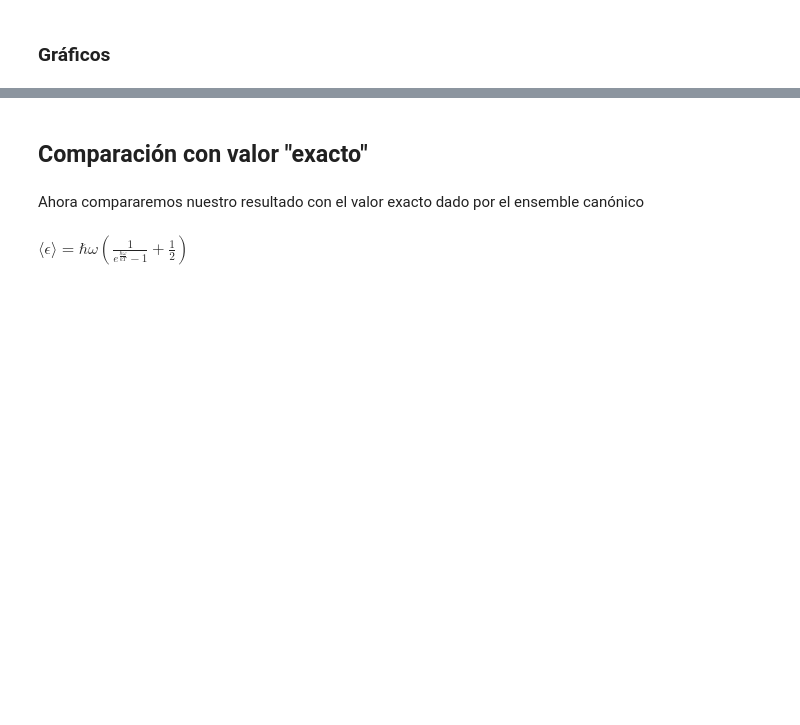
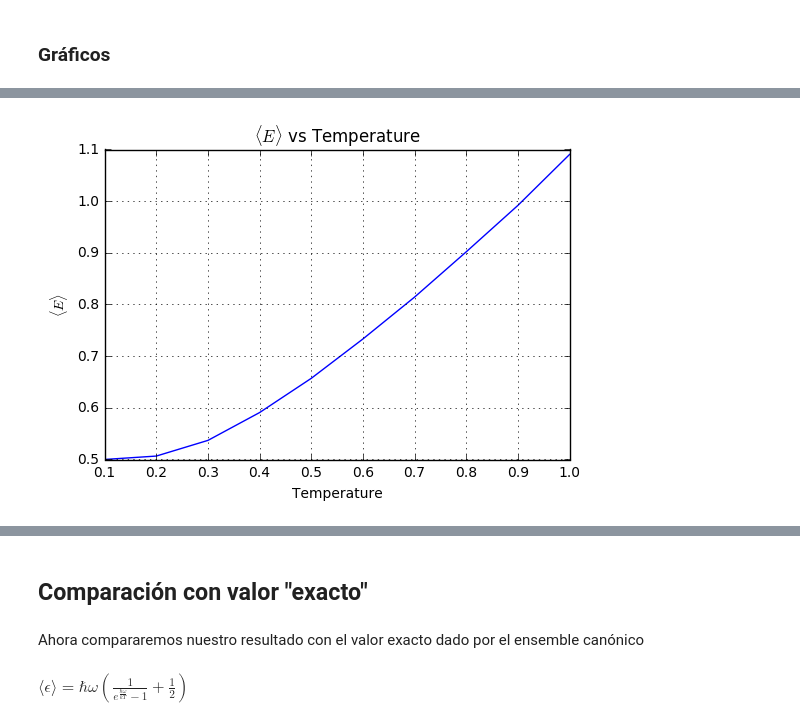
Before and after one commit to MilanUngerer/Monte_Carlo, a Jupyter notebook: MONTE_CARLO.ipynb, the cells around one changed output, grey strips where cells are left out. Drawn from its saved outputs; the diff is of its cells as text; code cells hidden in the pictures; blank space fills up the shorter version.

```diff
--- a/MONTE_CARLO.ipynb
+++ b/MONTE_CARLO.ipynb
@@ -132,0 +152,35 @@ El valor del ultimo MCS es: 10659.7000133
+# %%
+Iteraciones = 20
+R = 10
+Temp_max = 1
+U_prev = np.zeros((R,it))
+F = np.zeros((R,it))
+b = np.zeros(R)
+Cv_prev = np.zeros((R,it))
+U = np.zeros(R)
+Cv = np.zeros(R)
+Temp = np.linspace(.1, Temp_max, R)
+b[:] = 1./(k*Temp[:])
+Uprom = np.zeros((R,Iteraciones))
+Cvprom = np.zeros((R,Iteraciones))
+for j in range(Iteraciones):
+    for i in range(R):
+        U_prev[i][:], F[i][:] = E(it, b[i], n, hw, cont)
+        Cv_prev[i][:] = F[i][:]/Temp[i]**2
+        U[i] = np.mean(U_prev[i][int(3e4):])
+        Cv[i] = np.mean(Cv_prev[i][int(3e4):])
+        Uprom[i][j] = U[i]
+        Cvprom[i][j] = Cv[i]
+# %%
+#plt.ticklabel_format(style='sci', axis='x', scilimits=(0,0))
+Upprom = np.zeros(R)
+for i in range(R):
+    Upprom[i] = np.mean(Uprom[i][:])
+plt.plot(Temp, Upprom)
+plt.ylabel(r'$\langle E \rangle$')
+plt.xlabel('Temperature')
+plt.title(r'$\langle E \rangle$ vs Temperature')
+plt.grid(True)
+plt.show()
+# %% [output]
+[figure, added]
```
Also changed, not shown: parts of 20 cells of this notebook, 2 other files.
